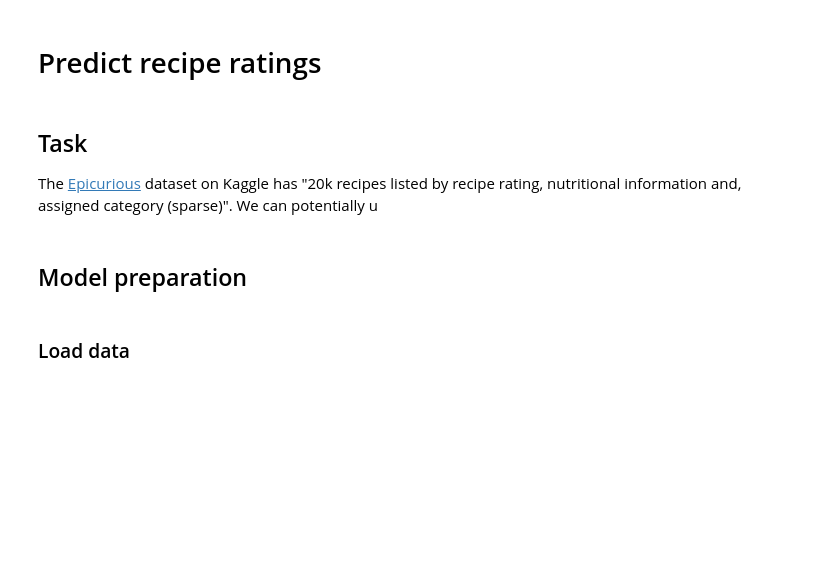
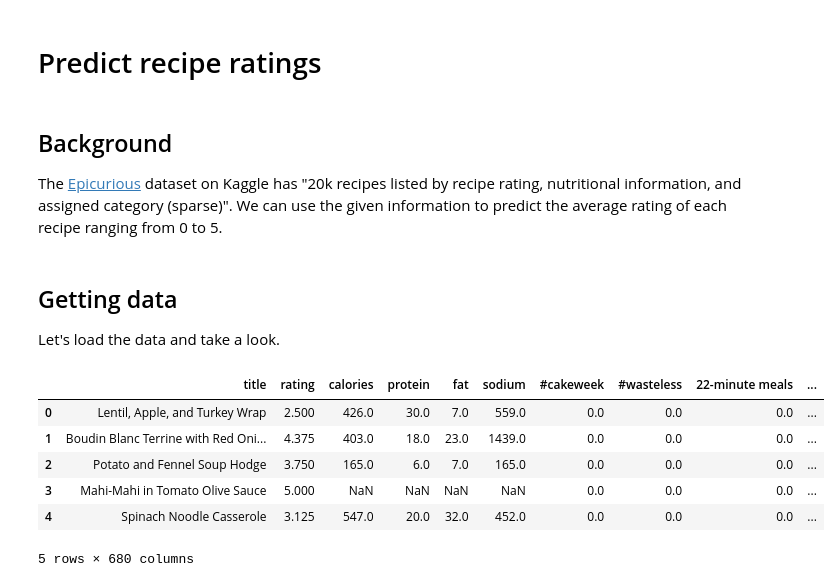
Before and after one commit to Yuan-Meng/SVM, a Jupyter notebook: svm_recipes.ipynb, the cells around one changed output. Cells and saved outputs as stored; diff of their text form; code cells hidden in the pictures; blank space fills up the shorter version.

```diff
--- a/svm_recipes.ipynb
+++ b/svm_recipes.ipynb
@@ -1,8 +1,9 @@
 # %% [markdown]
 # Predict recipe ratings
 # %% [markdown]
-## Task
-The [Epicurious](https://www.kaggle.com/hugodarwood/epirecipes) dataset on Kaggle has "20k recipes listed by recipe rating, nutritional information and, assigned category (sparse)". We can potentially u
+## Background
+The [Epicurious](https://www.kaggle.com/hugodarwood/epirecipes) dataset on Kaggle has "20k recipes listed by recipe rating, nutritional information, and assigned category (sparse)". We can use the given information to predict the average rating of each recipe ranging from 0 to 5.
-# %% [markdown]
-## Model preparation
+# %% [markdown]
+## Getting data
+Let's load the data and take a look.
 # %%
@@ -15,4 +23,19 @@ import seaborn as sns
-# %% [markdown]
-### Load data
 # %%
-raw_data = pd.read_csv('https://tf-assets-prod.s3.amazonaws.com/tf-curric/data-science/epi_r.csv')
+# Read raw data
+raw = pd.read_csv(
+    "https://tf-assets-prod.s3.amazonaws.com/tf-curric/data-science/epi_r.csv"
+)
+
+# Dimensions
+raw.shape
+
+# First 5 rows
+raw.head()
+# %% [output]
+|  | title | rating | calories | protein | fat | sodium | #cakeweek | #wasteless | 22-minute meals | ... |
+| 0 | Lentil, Apple, and Turkey Wrap | 2.500 | 426.0 | 30.0 | 7.0 | 559.0 | 0.0 | 0.0 | 0.0 | ... |
+| 1 | Boudin Blanc Terrine with Red Oni... | 4.375 | 403.0 | 18.0 | 23.0 | 1439.0 | 0.0 | 0.0 | 0.0 | ... |
+| 2 | Potato and Fennel Soup Hodge | 3.750 | 165.0 | 6.0 | 7.0 | 165.0 | 0.0 | 0.0 | 0.0 | ... |
+| 3 | Mahi-Mahi in Tomato Olive Sauce | 5.000 | NaN | NaN | NaN | NaN | 0.0 | 0.0 | 0.0 | ... |
+| 4 | Spinach Noodle Casserole | 3.125 | 547.0 | 20.0 | 32.0 | 452.0 | 0.0 | 0.0 | 0.0 | ... |
+5 rows × 680 columns
```
Also changed, not shown: parts of 37 cells of this notebook.
